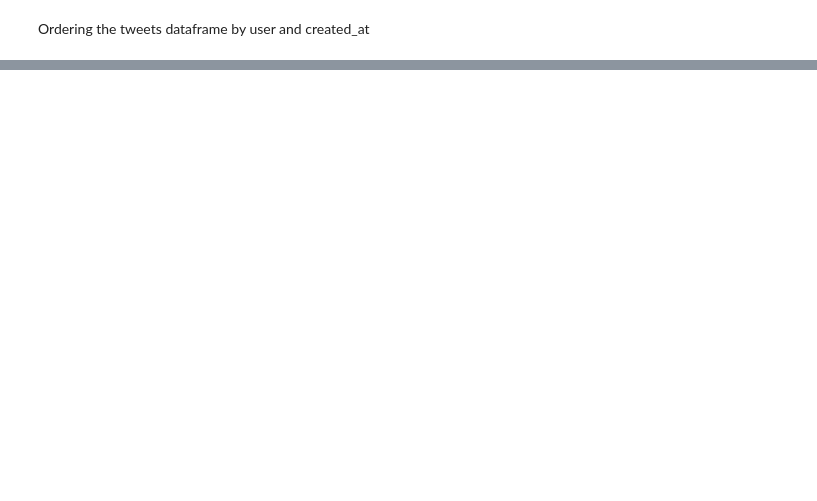
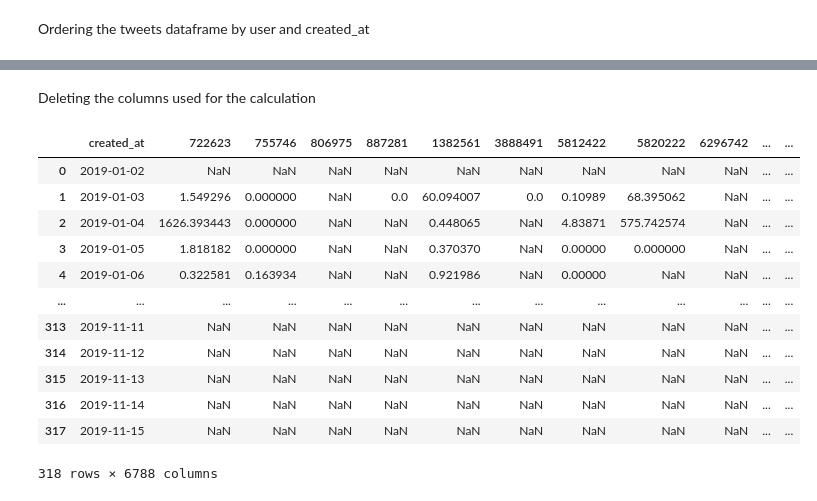
Before and after one commit to alessandrocubic/Unipi-Data-Mining-project-AY-22-23, a Jupyter notebook: TASK 4/Time_Series.ipynb, the cells around one changed output, grey strips where cells are left out. Saved outputs shown, nothing was run; the diff lists cells and outputs as text; code cells hidden in the pictures; blank space fills up the shorter version.

```diff
--- a/TASK 4/Time_Series.ipynb
+++ b/TASK 4/Time_Series.ipynb
@@ -128,0 +118,2 @@ user_2019.to_csv('../dataset/time_series.csv')
+# %% [markdown]
+Deleting the columns used for the calculation
@@ -128,0 +131,16 @@ user_2019.to_csv('../dataset/time_series.csv')
+# %%
+user_2019
+# %% [output]
+|  | created_at | 722623 | 755746 | 806975 | 887281 | 1382561 | 3888491 | 5812422 | 5820222 | 6296742 | ... | ... |
+| 0 | 2019-01-02 | NaN | NaN | NaN | NaN | NaN | NaN | NaN | NaN | NaN | ... | ... |
+| 1 | 2019-01-03 | 1.549296 | 0.000000 | NaN | 0.0 | 60.094007 | 0.0 | 0.10989 | 68.395062 | NaN | ... | ... |
+| 2 | 2019-01-04 | 1626.393443 | 0.000000 | NaN | NaN | 0.448065 | NaN | 4.83871 | 575.742574 | NaN | ... | ... |
+| 3 | 2019-01-05 | 1.818182 | 0.000000 | NaN | NaN | 0.370370 | NaN | 0.00000 | 0.000000 | NaN | ... | ... |
+| 4 | 2019-01-06 | 0.322581 | 0.163934 | NaN | NaN | 0.921986 | NaN | 0.00000 | NaN | NaN | ... | ... |
+| ... | ... | ... | ... | ... | ... | ... | ... | ... | ... | ... | ... | ... |
+| 313 | 2019-11-11 | NaN | NaN | NaN | NaN | NaN | NaN | NaN | NaN | NaN | ... | ... |
+| 314 | 2019-11-12 | NaN | NaN | NaN | NaN | NaN | NaN | NaN | NaN | NaN | ... | ... |
+| 315 | 2019-11-13 | NaN | NaN | NaN | NaN | NaN | NaN | NaN | NaN | NaN | ... | ... |
+| 316 | 2019-11-14 | NaN | NaN | NaN | NaN | NaN | NaN | NaN | NaN | NaN | ... | ... |
+| 317 | 2019-11-15 | NaN | NaN | NaN | NaN | NaN | NaN | NaN | NaN | NaN | ... | ... |
+318 rows × 6788 columns
```
Also changed, not shown: parts of 14 cells of this notebook, 1 other file.
